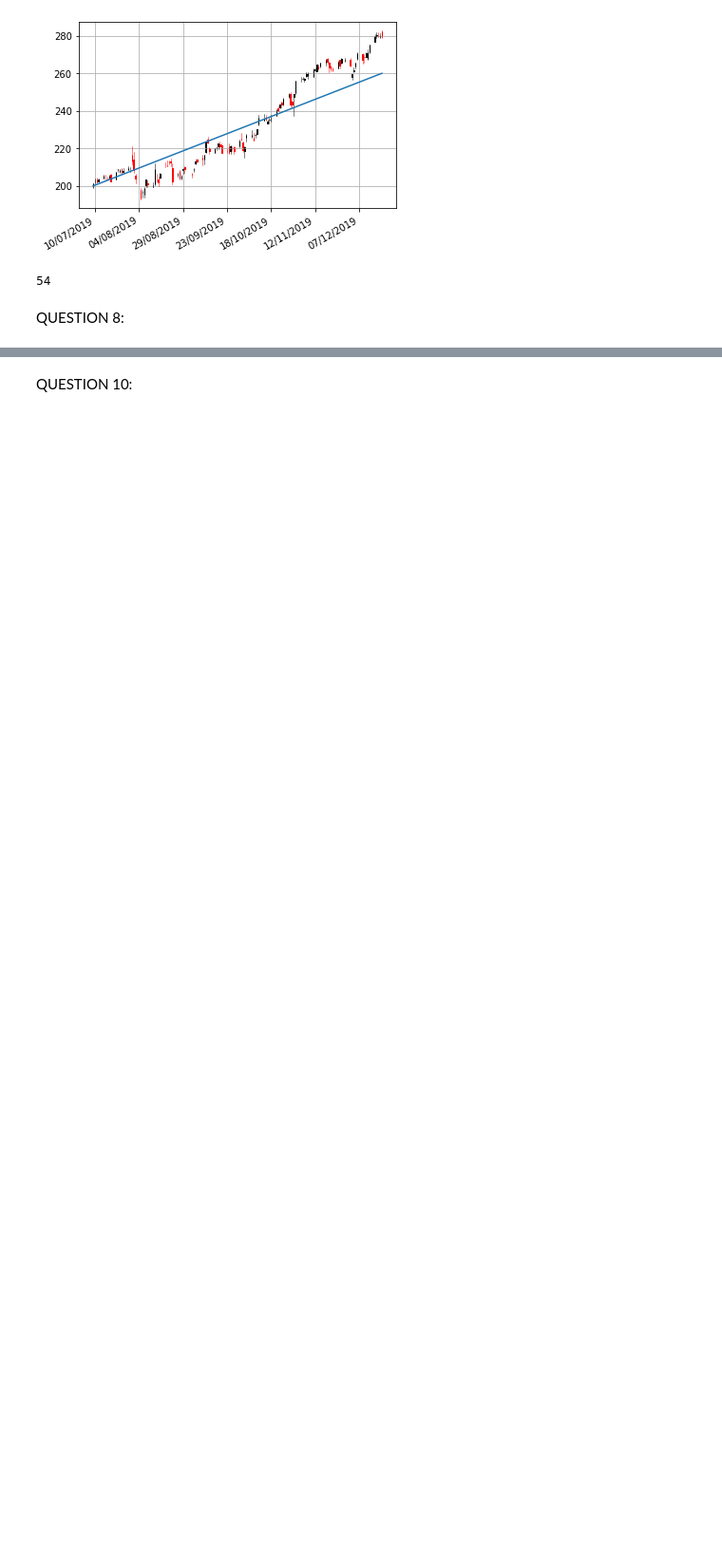
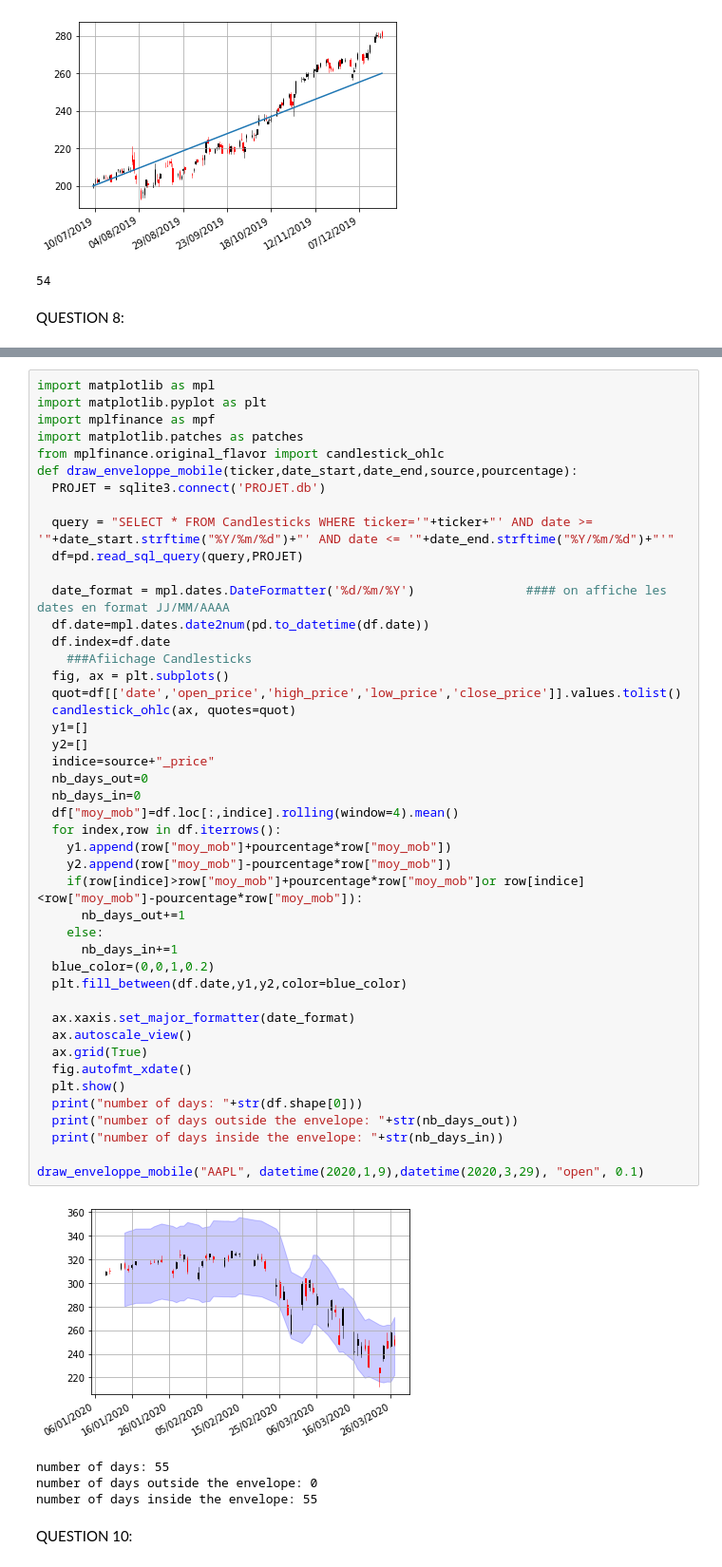
Before and after one commit to khalilacheche/Stocks-Analyser-Fetcher, a Jupyter notebook: main.ipynb, the cells around one changed output, grey strips where cells are left out. Shown at 95% size. Drawn from its saved outputs; the diff is of its cells as text; blank space fills up the shorter version.

```diff
--- a/main.ipynb
+++ b/main.ipynb
@@ -487,3 +524,53 @@ AttributeError: ignored
+# %%
+import matplotlib as mpl
+import matplotlib.pyplot as plt
+import mplfinance as mpf
+import matplotlib.patches as patches
+from mplfinance.original_flavor import candlestick_ohlc
+def draw_enveloppe_mobile(ticker,date_start,date_end,source,pourcentage):
+  PROJET = sqlite3.connect('PROJET.db')
+
+  query = "SELECT * FROM Candlesticks WHERE ticker='"+ticker+"' AND date >= '"+date_start.strftime("%Y/%m/%d")+"' AND date <= '"+date_end.strftime("%Y/%m/%d")+"'"
+  df=pd.read_sql_query(query,PROJET)
+
+  date_format = mpl.dates.DateFormatter('%d/%m/%Y')               #### on affiche les dates en format JJ/MM/AAAA
+  df.date=mpl.dates.date2num(pd.to_datetime(df.date))
+  df.index=df.date
+    ###Afiichage Candlesticks
+  fig, ax = plt.subplots()
+  quot=df[['date','open_price','high_price','low_price','close_price']].values.tolist()
+  candlestick_ohlc(ax, quotes=quot)
+  y1=[]
+  y2=[]
+  indice=source+"_price"
+  nb_days_out=0
+  nb_days_in=0
+  df["moy_mob"]=df.loc[:,indice].rolling(window=4).mean()
+  for index,row in df.iterrows():
+    y1.append(row["moy_mob"]+pourcentage*row["moy_mob"])
+    y2.append(row["moy_mob"]-pourcentage*row["moy_mob"])
+    if(row[indice]>row["moy_mob"]+pourcentage*row["moy_mob"]or row[indice]<row["moy_mob"]-pourcentage*row["moy_mob"]):
+      nb_days_out+=1
+    else:
+      nb_days_in+=1
+  blue_color=(0,0,1,0.2)
+  plt.fill_between(df.date,y1,y2,color=blue_color)
+
+  ax.xaxis.set_major_formatter(date_format)
+  ax.autoscale_view()
+  ax.grid(True)
+  fig.autofmt_xdate()
+  plt.show()
+  print("number of days: "+str(df.shape[0]))
+  print("number of days outside the envelope: "+str(nb_days_out))
+  print("number of days inside the envelope: "+str(nb_days_in))
+
+draw_enveloppe_mobile("AAPL", datetime(2020,1,9),datetime(2020,3,29), "open", 0.1)
+# %% [output]
+[figure, added]
+number of days: 55
+number of days outside the envelope: 0
+number of days inside the envelope: 55
 # %% [markdown]
 QUESTION 10:
 # %%
```
Also changed, not shown: parts of 16 cells of this notebook.
